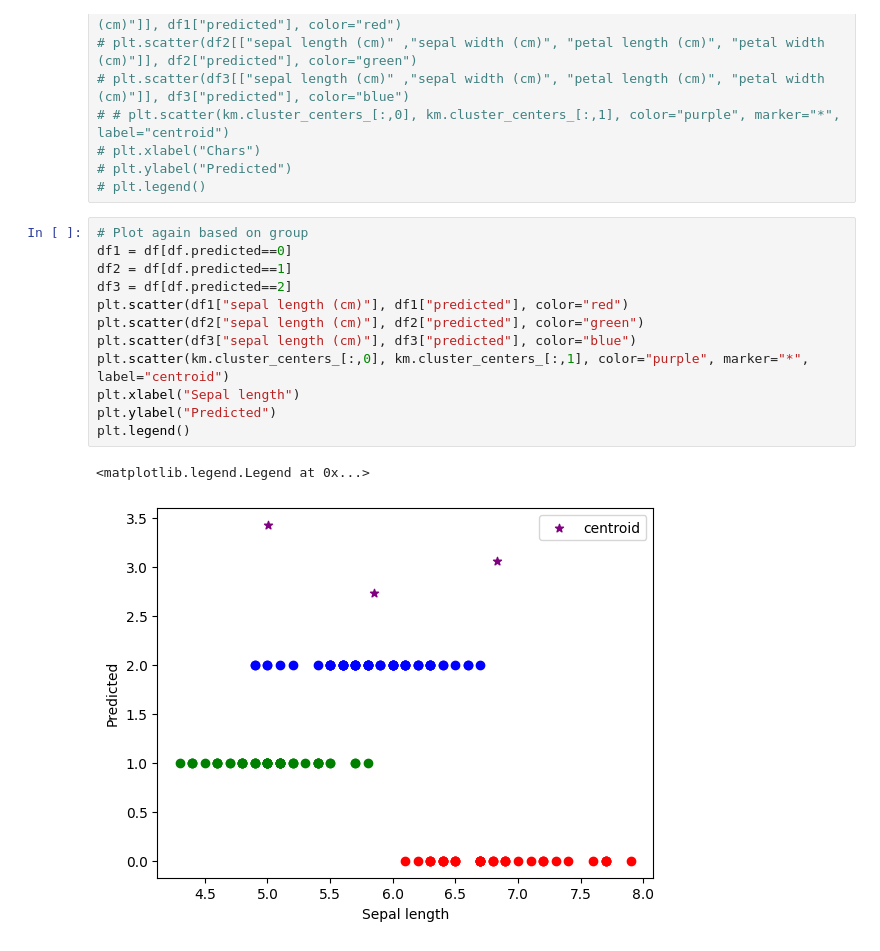
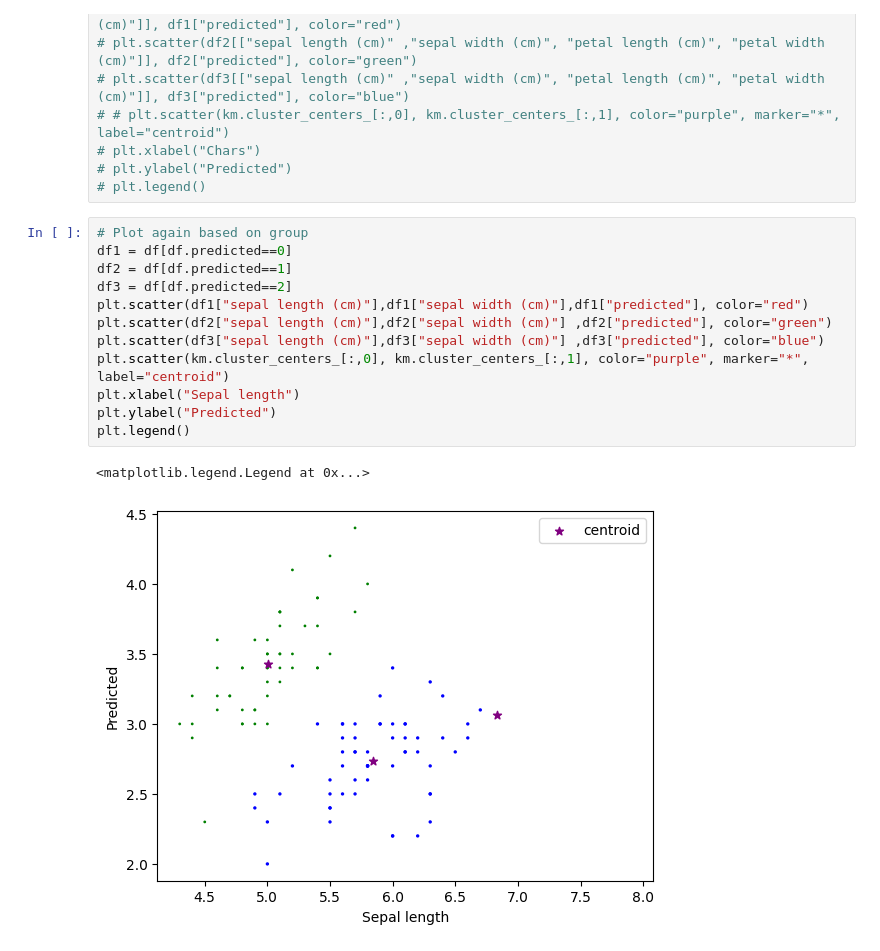
Before and after one commit to kamrul-pu/machine-learning, a Jupyter notebook: 1_ml_basics/7_clustering/2_kmeans_exercise.ipynb, the cells around one changed output. Saved outputs shown, nothing was run; the diff lists cells and outputs as text.

```diff
--- a/1_ml_basics/7_clustering/2_kmeans_exercise.ipynb
+++ b/1_ml_basics/7_clustering/2_kmeans_exercise.ipynb
@@ -123,15 +123,15 @@ df.head()
 # %%
 # Plot again based on group
 df1 = df[df.predicted==0]
 df2 = df[df.predicted==1]
 df3 = df[df.predicted==2]
-plt.scatter(df1["sepal length (cm)"], df1["predicted"], color="red")
-plt.scatter(df2["sepal length (cm)"], df2["predicted"], color="green")
-plt.scatter(df3["sepal length (cm)"], df3["predicted"], color="blue")
+plt.scatter(df1["sepal length (cm)"],df1["sepal width (cm)"],df1["predicted"], color="red")
+plt.scatter(df2["sepal length (cm)"],df2["sepal width (cm)"] ,df2["predicted"], color="green")
+plt.scatter(df3["sepal length (cm)"],df3["sepal width (cm)"] ,df3["predicted"], color="blue")
 plt.scatter(km.cluster_centers_[:,0], km.cluster_centers_[:,1], color="purple", marker="*", label="centroid")
 plt.xlabel("Sepal length")
 plt.ylabel("Predicted")
 plt.legend()
 # %% [output]
 <matplotlib.legend.Legend at 0x...>
-[figure, old version]
+[figure, new version]
```
Also changed, not shown: parts of 1 cell of this notebook, 2 other files.
